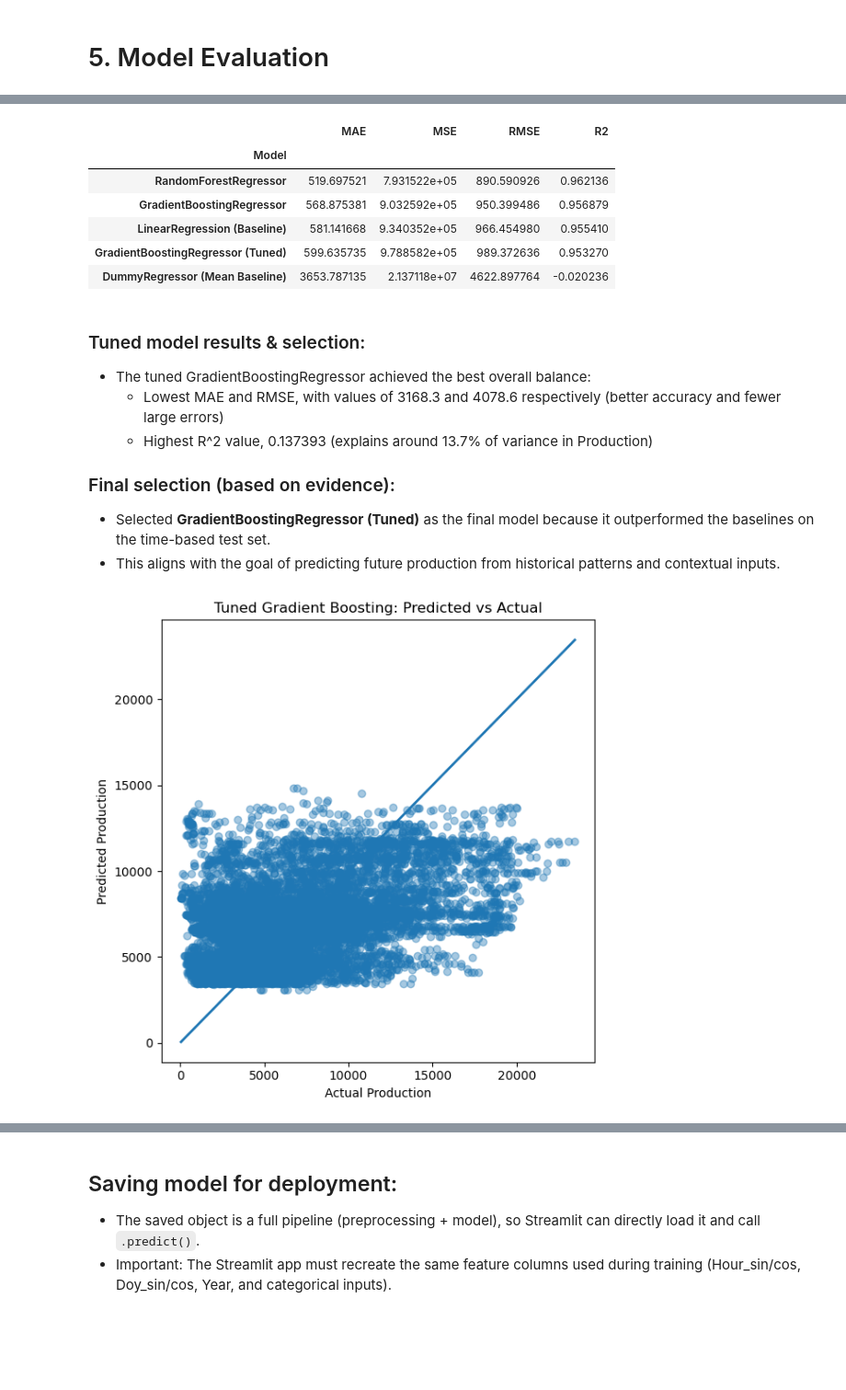
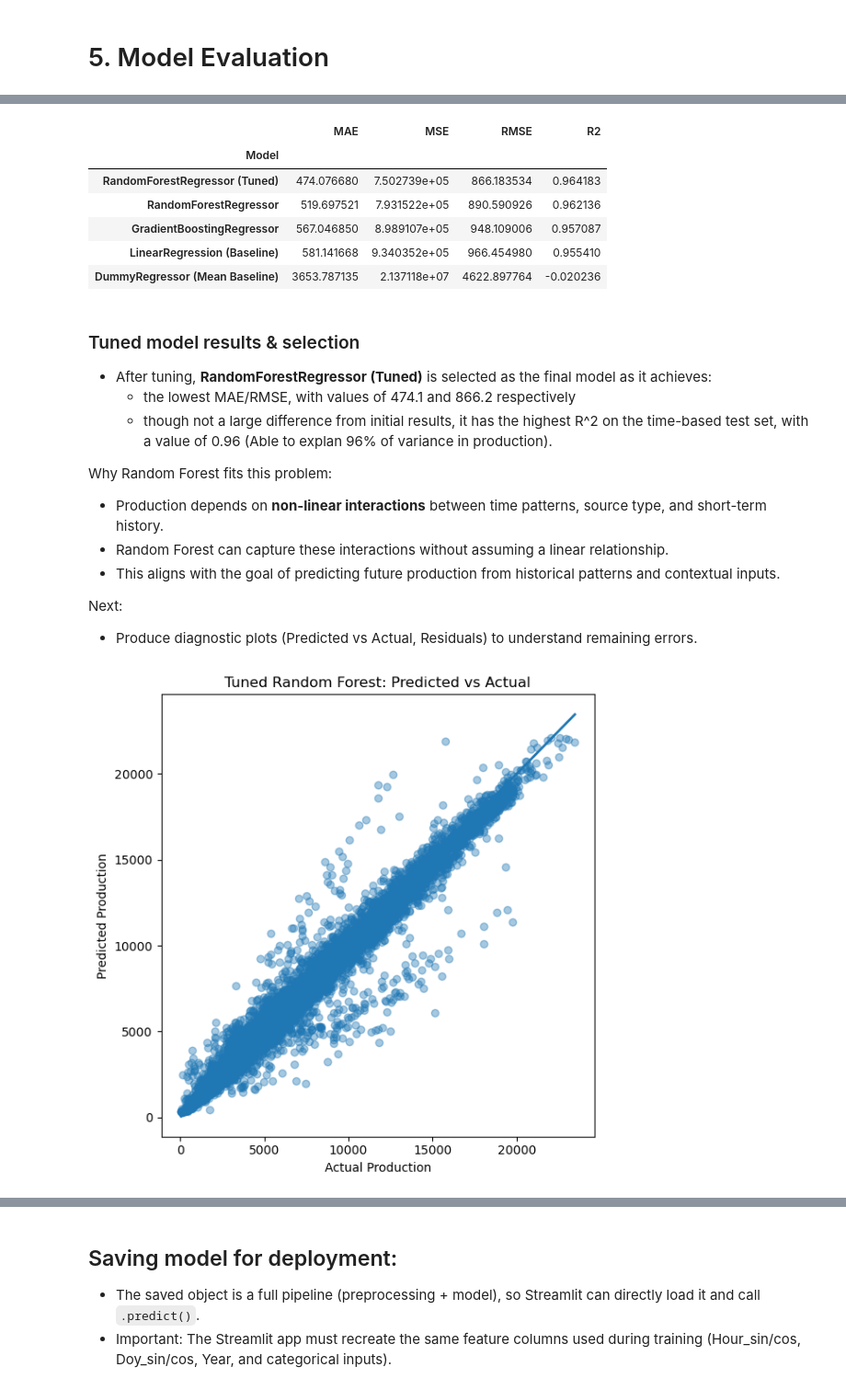
Before and after one commit to Nathan-James9/MLDP-Project-2026, a Jupyter notebook: MLDP-Project.ipynb, the cells around one changed output, grey strips where cells are left out. Shown at 92% size. Saved outputs shown, nothing was run; the diff lists cells and outputs as text; code cells hidden in the pictures; blank space fills up the shorter version.

```diff
--- a/MLDP-Project.ipynb
+++ b/MLDP-Project.ipynb
@@ -644,14 +664,14 @@ Best CV RMSE: 1155.277812993458
 # %%
-# Extract the tuned best pipeline
-best_gb_pipe = rs_gb.best_estimator_
+# Extract tuned best pipeline
+best_rf_pipe = rs_rf.best_estimator_
 
 # Predict on test set
-pred_gb_tuned = best_gb_pipe.predict(X_test)
+pred_rf_tuned = best_rf_pipe.predict(X_test)
 
-# Evaluate using your existing metric function
-m_gb_tuned = regression_metrics(y_test, pred_gb_tuned)
-m_gb_tuned["Model"] = "GradientBoostingRegressor (Tuned)"
-results.append(m_gb_tuned)
+# Evaluate
+m_rf_tuned = regression_metrics(y_test, pred_rf_tuned)
+m_rf_tuned["Model"] = "RandomForestRegressor (Tuned)"
+results.append(m_rf_tuned)
 
 # Compare again
 results_df = pd.DataFrame(results).set_index("Model").sort_values("RMSE")
@@ -659,40 +679,42 @@ results_df
 # %% [output]
 |  | MAE | MSE | RMSE | R2 |
 | Model |  |  |  |  |
+| RandomForestRegressor (Tuned) | 474.076680 | 7.502739e+05 | 866.183534 | 0.964183 |
 | RandomForestRegressor | 519.697521 | 7.931522e+05 | 890.590926 | 0.962136 |
-| GradientBoostingRegressor | 568.875381 | 9.032592e+05 | 950.399486 | 0.956879 |
+| GradientBoostingRegressor | 567.046850 | 8.989107e+05 | 948.109006 | 0.957087 |
 | LinearRegression (Baseline) | 581.141668 | 9.340352e+05 | 966.454980 | 0.955410 |
-| GradientBoostingRegressor (Tuned) | 599.635735 | 9.788582e+05 | 989.372636 | 0.953270 |
 | DummyRegressor (Mean Baseline) | 3653.787135 | 2.137118e+07 | 4622.897764 | -0.020236 |
 # %% [markdown]
-### Tuned model results & selection:
-- The tuned GradientBoostingRegressor achieved the best overall balance:
-  - Lowest MAE and RMSE, with values of 3168.3 and 4078.6 respectively (better accuracy and fewer large errors)
-  - Highest R^2 value, 0.137393 (explains around 13.7% of variance in Production)
+### Tuned model results & selection
+- After tuning, **RandomForestRegressor (Tuned)** is selected as the final model as it achieves:
+  - the lowest MAE/RMSE, with values of 474.1 and 866.2 respectively
+  - though not a large difference from initial results, it has the highest R^2 on the time-based test set, with a value of 0.96 (Able to explan 96% of variance in production).
 
-### Final selection (based on evidence):
-- Selected **GradientBoostingRegressor (Tuned)** as the final model because it outperformed the baselines on the time-based test set.
+Why Random Forest fits this problem:
+- Production depends on **non-linear interactions** between time patterns, source type, and short-term history.
+- Random Forest can capture these interactions without assuming a linear relationship.
 - This aligns with the goal of predicting future production from historical patterns and contextual inputs.
+
+Next:
+- Produce diagnostic plots (Predicted vs Actual, Residuals) to understand remaining errors.
 # %%
-# Convert y_test to a NumPy array (safe for plotting)
+# Convert y_test to NumPy arrays (safe for plotting)
 y_true = np.array(y_test)
-y_pred = np.array(pred_gb_tuned)
-
+y_pred = np.array(pred_rf_tuned)
 
 # 1) Predicted vs Actual
-
 plt.figure(figsize=(6, 6))
 plt.scatter(y_true, y_pred, alpha=0.4)
-plt.title("Tuned Gradient Boosting: Predicted vs Actual")
+plt.title("Tuned Random Forest: Predicted vs Actual")
 plt.xlabel("Actual Production")
 plt.ylabel("Predicted Production")
 
 min_val = min(y_true.min(), y_pred.min())
 max_val = max(y_true.max(), y_pred.max())
 plt.plot([min_val, max_val], [min_val, max_val], linewidth=2)
 
 plt.tight_layout()
 plt.show()
 # %% [output]
-[figure, old version]
+[figure, new version]
 # %% [markdown]
```
Also changed, not shown: parts of 38 cells of this notebook, 1 other file.
